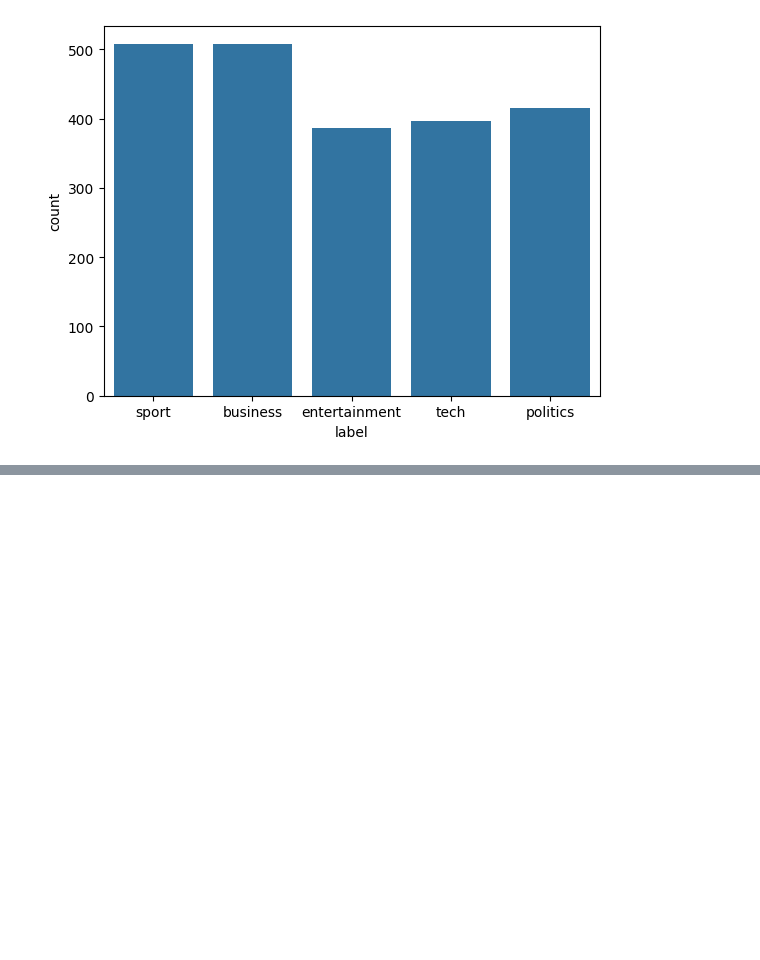
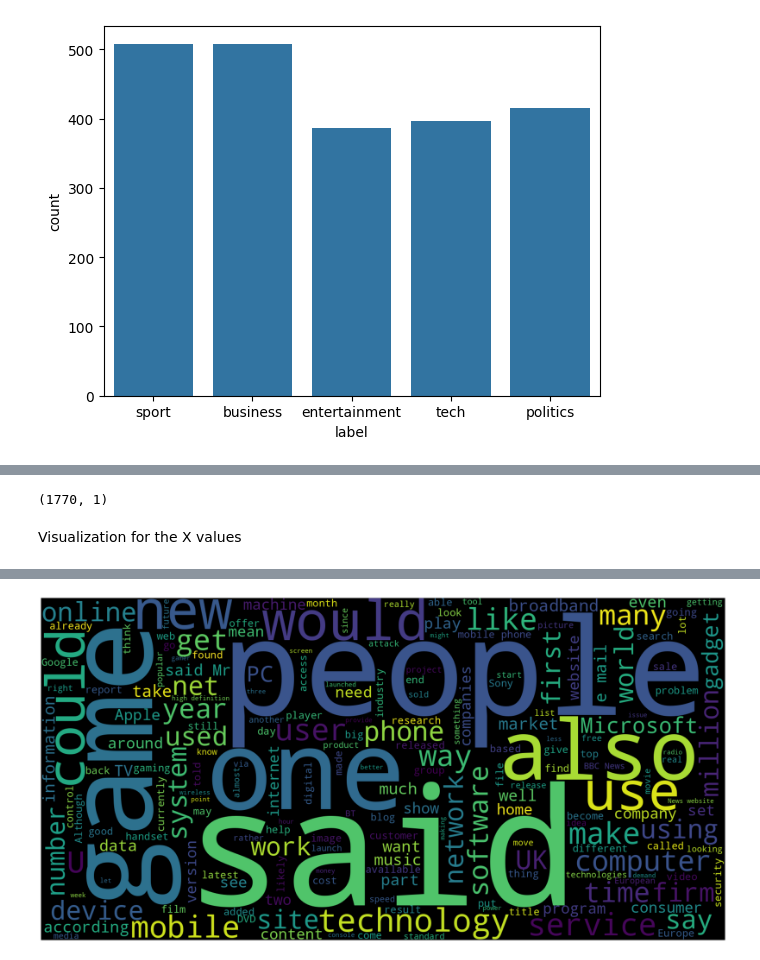
Before and after one commit to Raph4sure/Naive-Bayes-Machine-Learning-Model, a Jupyter notebook: code.ipynb, the cells around one changed output, grey strips where cells are left out. Cells and saved outputs as stored; diff of their text form; code cells hidden in the pictures; blank space fills up the shorter version.

Commit message:
visualizing using nltl.stopwords

```diff
--- a/code.ipynb
+++ b/code.ipynb
@@ -83,3 +83,8 @@ sns.countplot(data=df, x='label')
 # %% [output]
 <Axes: xlabel='label', ylabel='count'>
 [figure]
+# %%
+y = df['label']
+X = df[['news_article']]
+
+X
@@ -85,0 +105,25 @@ sns.countplot(data=df, x='label')
+# %%
+from sklearn.model_selection import train_test_split
+X_train, X_test, y_train, y_test = train_test_split(X, y,test_size=0.2,random_state=42)
+# %%
+X_train.shape
+# %% [output]
+(1770, 1)
+# %% [markdown]
+Visualization for the X values
+# %%
+import nltk
+nltk.download('stopwords')
+
+from wordcloud import WordCloud
+from nltk.corpus import stopwords
+
+text = " ".join(X_train.loc[y_train=='tech', 'news_article'])
+
+word_cloud = WordCloud(stopwords=stopwords.words('english'),background_color='black',width=1600,height=800).generate(text)
+
+plt.figure(1, figsize=(30,20))
+plt.imshow(word_cloud)
+plt.axis('off')
+plt.show()
+# %% [output]
@@ -85,0 +132 @@ sns.countplot(data=df, x='label')
+[figure, added]
```
Also changed, not shown: parts of 2 cells of this notebook.
